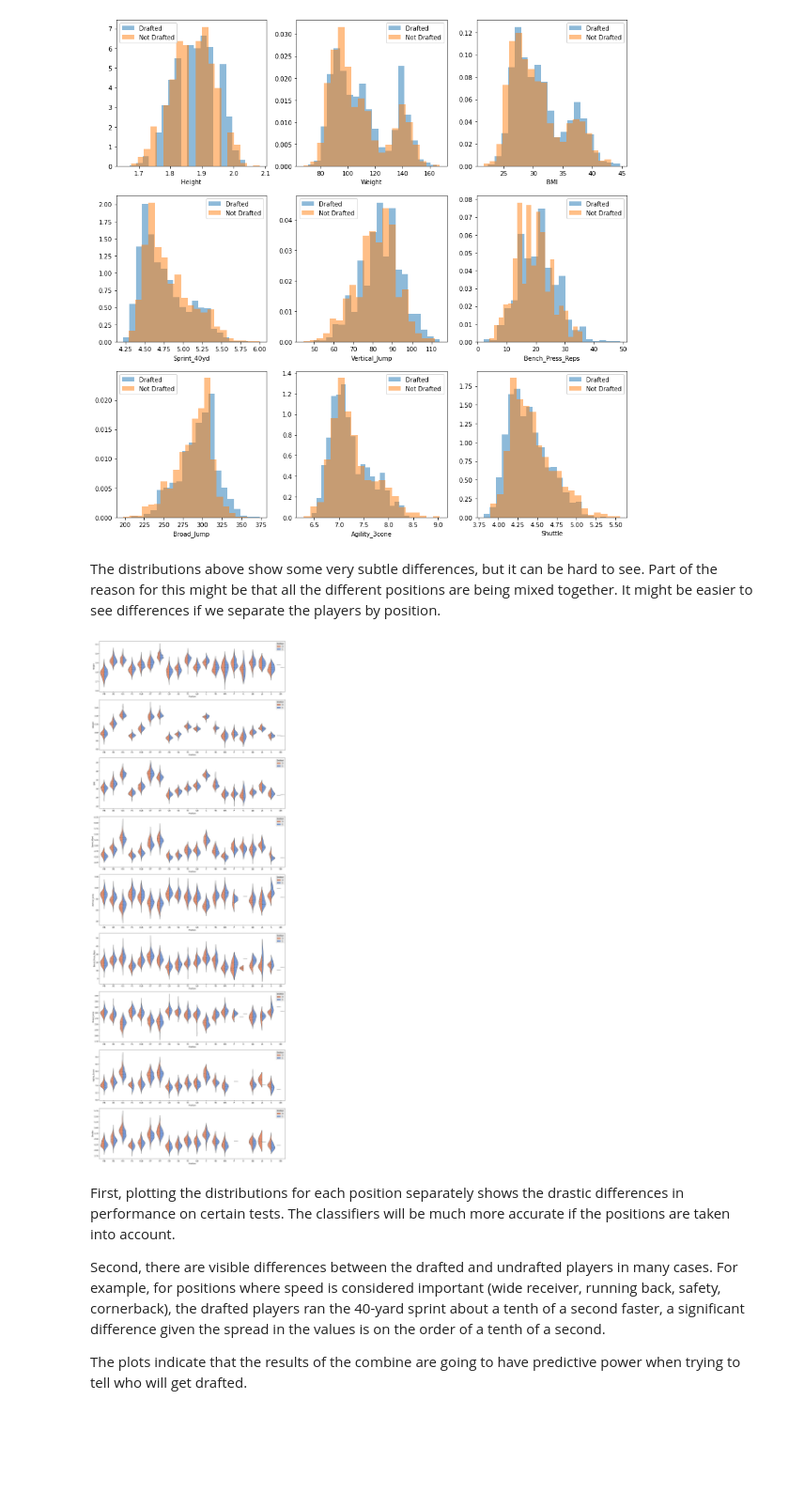
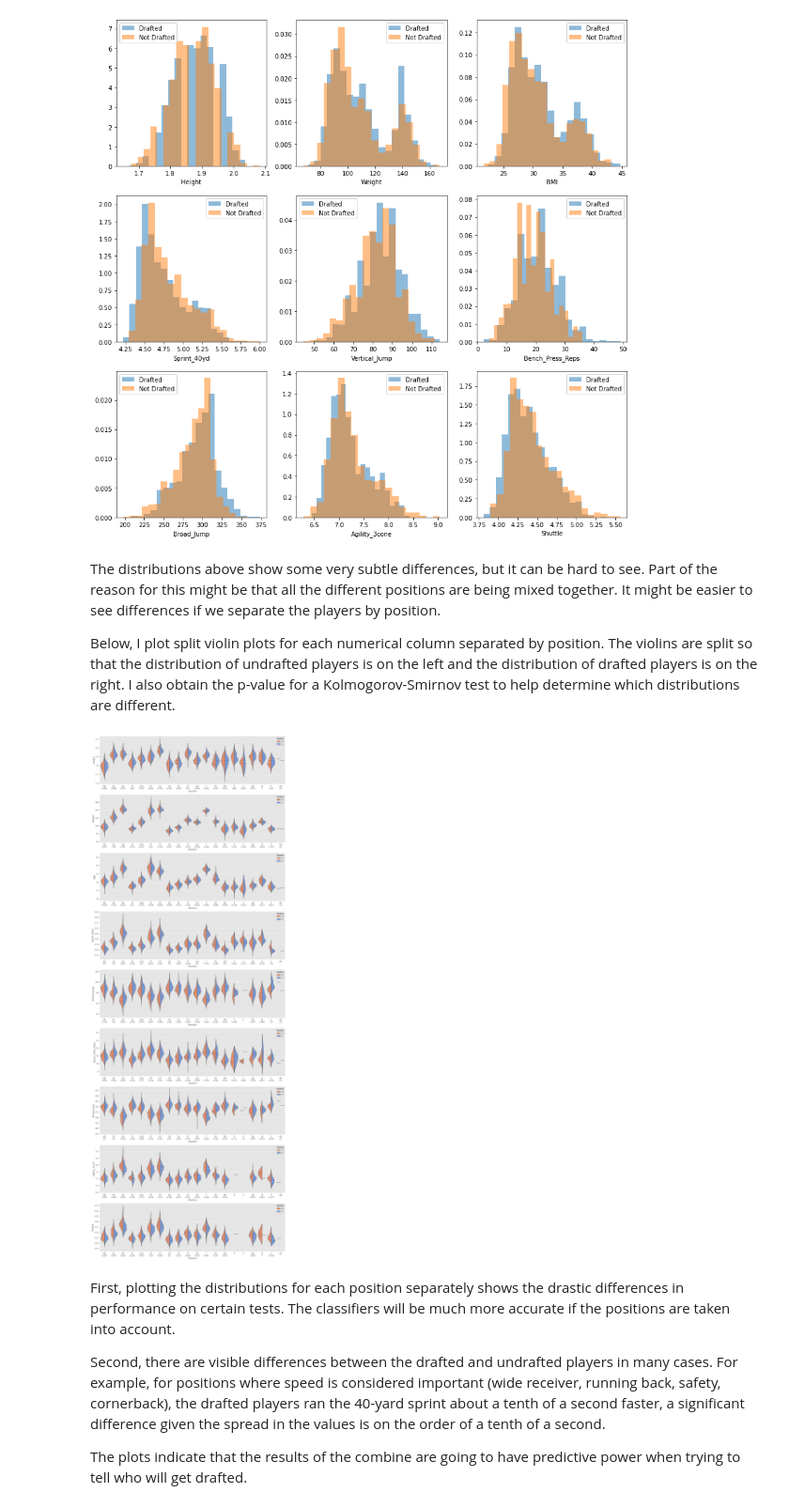
Before and after one commit to daviderics/NFL_Combine_Project, a Jupyter notebook: student.ipynb, the cells around one changed output. Shown at 94% size. Saved outputs shown, nothing was run; the diff lists cells and outputs as text; code cells hidden in the pictures; blank space fills up the shorter version.

Commit message:
Added KS p-values to violin plots

```diff
--- a/student.ipynb
+++ b/student.ipynb
@@ -314,21 +315,36 @@ for i, col in enumerate(cols):
 # %% [output]
 [figure]
 # %% [markdown]
-The distributions above show some very subtle differences, but it can be hard to see. Part of the reason for this might be that all the different positions are being mixed together. It might be easier to see differences if we separate the players by position.
+The distributions above show some very subtle differences, but it can be hard to see. Part of the reason for this might be that all the different positions are being mixed together. It might be easier to see differences if we separate the players by position.<br>
+
+Below, I plot split violin plots for each numerical column separated by position. The violins are split so that the distribution of undrafted players is on the left and the distribution of drafted players is on the right. I also obtain the p-value for a Kolmogorov-Smirnov test to help determine which distributions are different.
 # %%
 # Violin plots for each athletic test and each position
 fig, ax = plt.subplots(nrows=9, figsize=(15,40), dpi=200)
 plt.style.use('ggplot')
 
 cols = ['Height','Weight','BMI','Sprint_40yd','Vertical_Jump','Bench_Press_Reps','Broad_Jump','Agility_3cone','Shuttle']
 
 for i, col in enumerate(cols):
     sns.violinplot(data=df_combine, x='Position', y=col, hue='Drafted', split=True, inner='quartile',
                    palette=['#f88458', '#6495ed'], ax=ax[i])
+    ks_results = []
+    for j, pos in enumerate(df_combine['Position'].unique()):
+        try:
+            ks_result = st.ks_2samp(df_combine[(df_combine['Drafted']==1) &
+                                               (df_combine[col].isna()==False) &
+                                               (df_combine['Position']==pos)][col],
+                                    df_combine[(df_combine['Drafted']==0) &
+                                               (df_combine[col].isna()==False) &
+                                               (df_combine['Position']==pos)][col])
+            ks_results.append(ks_result[1])
+        except:
+            ks_results.append("-")
+    ax[i].set_xticklabels([f"{pos}\n{ks}" if ks=="-" else f"{pos}\n{round(ks,3)}" for pos, ks in zip(df_combine['Position'].unique(),ks_results)])
 
 fig.tight_layout()
 # %% [output]
-[figure, old version]
+[figure, new version]
 # %% [markdown]
 First, plotting the distributions for each position separately shows the drastic differences in performance on certain tests.
 The classifiers will be much more accurate if the positions are taken into account.<br>
```
Also changed, not shown: parts of 1 cell of this notebook.
